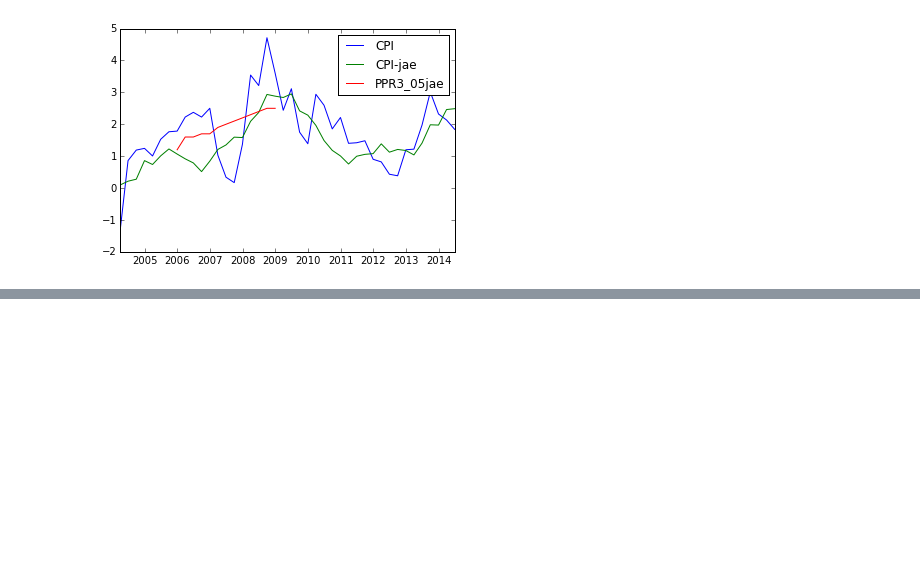
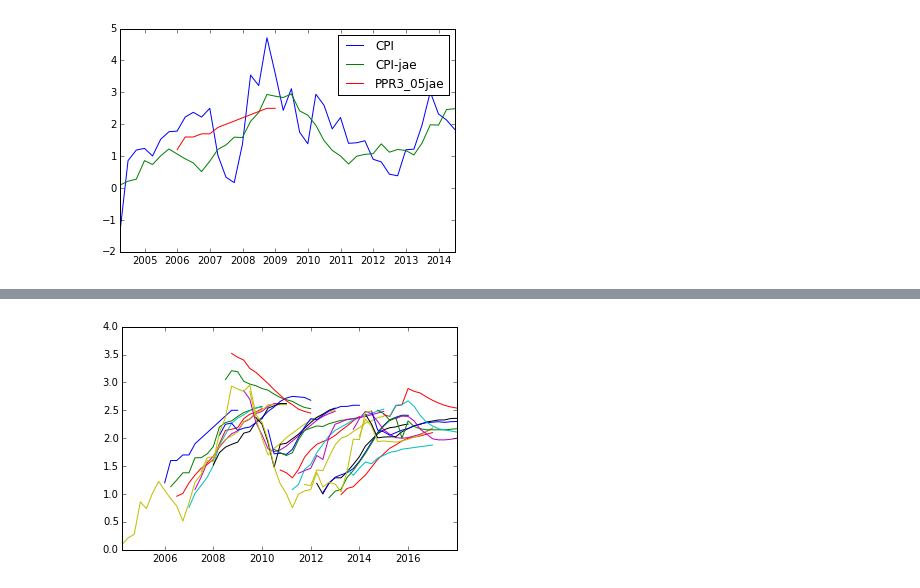
Before and after one commit to camillanore/Inflastudy, a Jupyter notebook: inflastudy.ipynb, the cells around one changed output, grey strips where cells are left out. Drawn from its saved outputs; the diff is of its cells as text; code cells hidden in the pictures; blank space fills up the shorter version.

Commit message:
First prediction error

```diff
--- a/inflastudy.ipynb
+++ b/inflastudy.ipynb
@@ -30,18 +31,15 @@ plt.legend()
 <matplotlib.legend.Legend at 0x...>
 [figure]
 # %%
-# print data.raw_data.columns
-plt.figure('All jae predictions and true jae')
-prediction_1q = []
+plt.figure('All jae predictions')
+jae_columns = []
 for col in data.raw_data.columns:
-    if ('jae' in col) or ('xe' in col):
+    if ('xe' in col) or ('jae' in col):
+        jae_columns.append(col)
         plt.plot(data.raw_data.index,
                  data.raw_data[col],
                  label=col)
-        first_index = data.raw_data
-        predictions_1q.append([first_index]) data.raw_data[col]. first_valid_index()
 
-pred_1q_
-#plt.legend()
-#plt.show()
+print jae_columns
+jae_columns.remove('CPI-jae')
 # %% [output]
@@ -49,3 +47,4 @@ SyntaxError: invalid syntax (<ipython-input-40-d0f8eb1cae49>, line 10)
+[figure, added]
 # %%
 #How to find the vector of predictions one quarter ahead
 for t in data.raw_data.index:
```
Also changed, not shown: parts of 3 cells of this notebook.
